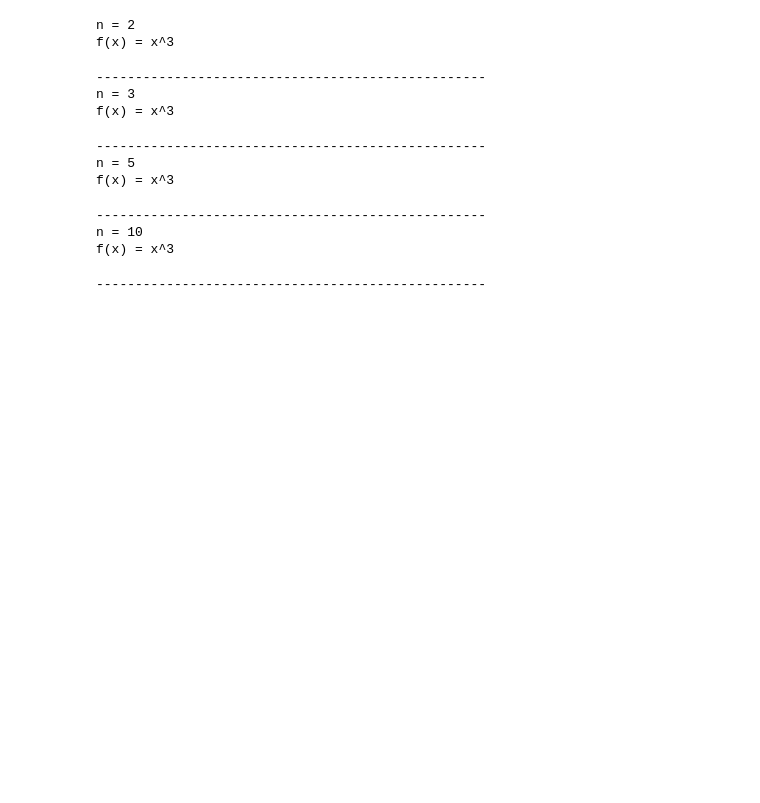
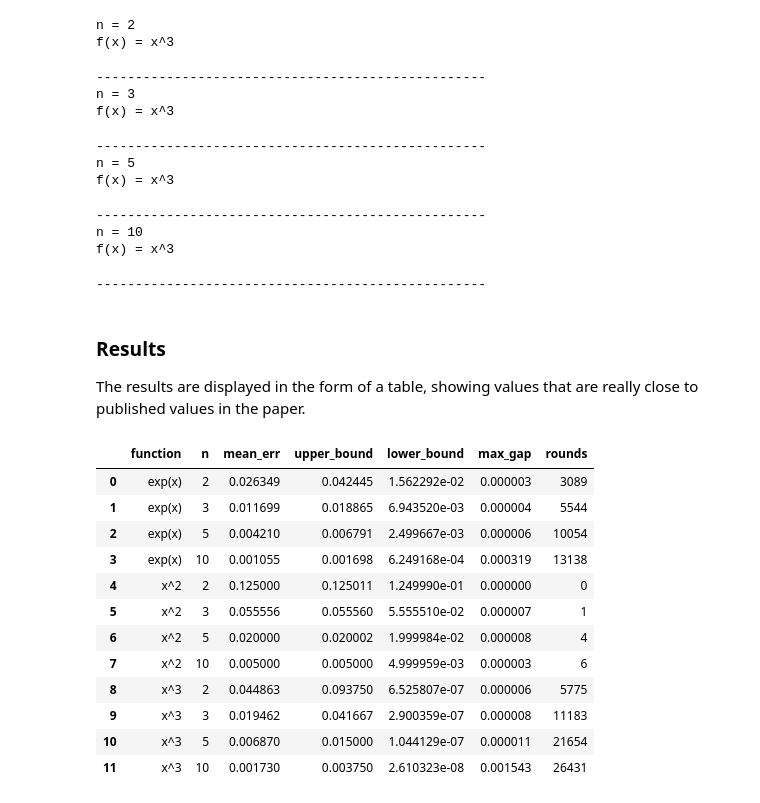
Before and after one commit to lethanhdat04/nna_24-25_pham, a Jupyter notebook: experiments/optimal-approximation-of-univariate-convex-fn/algo.ipynb, the cells around one changed output. Drawn from its saved outputs; the diff is of its cells as text; code cells hidden in the pictures; blank space fills up the shorter version.

Commit message:
Add round count tracking to optimal approximation algorithm

```diff
--- a/experiments/optimal-approximation-of-univariate-convex-fn/algo.ipynb
+++ b/experiments/optimal-approximation-of-univariate-convex-fn/algo.ipynb
@@ -43,0 +46,17 @@ This step implements the algorithm to approximate the variables in the system of
+# %%
+for i in n:
+    print(f"n = {i}")
+    print(f"f(x) = exp(x)")
+    a, b = 0, 1
+    alpha = (b-a)**2 / (16 * i**2)
+    res = optimal_approx(i, exp, a, b, step)
+    errs.append({
+        "function": "exp(x)",
+        "n": i,
+        "mean_err": mean_err(res[1]),
+        "upper_bound": max_fx(get_derivative(get_derivative(exp)), (a, b)) * alpha,
+        "lower_bound": min_fx(get_derivative(get_derivative(exp)), (a, b)) * alpha,
+        "max_gap": max(res[1]) - min(res[1]),
+        "rounds": res[2]
+    })
+    print('-'*50)
@@ -44,5 +76,4 @@ This step implements the algorithm to approximate the variables in the system of
 # %%
-errs = []
 for i in n:
     print(f"n = {i}")
     print(f"f(x) = x^2")
@@ -54,7 +85,9 @@ for i in n:
         "n": i,
         "mean_err": mean_err(res[1]),
         "upper_bound": max_fx(get_derivative(get_derivative(square)), (a, b)) * alpha,
-        "lower_bound": min_fx(get_derivative(get_derivative(square)), (a, b)) * alpha
+        "lower_bound": min_fx(get_derivative(get_derivative(square)), (a, b)) * alpha,
+        "max_gap": max(res[1]) - min(res[1]),
+        "rounds": res[2]
     })
     print('-'*50)
 # %% [output]
@@ -105,7 +115,9 @@ for i in n:
         "n": i,
         "mean_err": mean_err(res[1]),
         "upper_bound": max_fx(get_derivative(get_derivative(triplet)), (a, b)) * alpha,
-        "lower_bound": min_fx(get_derivative(get_derivative(triplet)), (a, b)) * alpha
+        "lower_bound": min_fx(get_derivative(get_derivative(triplet)), (a, b)) * alpha,
+        "max_gap": max(res[1]) - min(res[1]),
+        "rounds": res[2]
     })
     print('-'*50)
 # %% [output]
@@ -121,3 +133,23 @@ f(x) = x^3
 n = 10
 f(x) = x^3
 --------------------------------------------------
+# %% [markdown]
+### Results
+The results are displayed in the form of a table, showing values that are really close to published values in the paper.
+# %%
+df = pd.DataFrame(errs)
+df
+# %% [output]
+|  | function | n | mean_err | upper_bound | lower_bound | max_gap | rounds |
+| 0 | exp(x) | 2 | 0.026349 | 0.042445 | 1.562292e-02 | 0.000003 | 3089 |
+| 1 | exp(x) | 3 | 0.011699 | 0.018865 | 6.943520e-03 | 0.000004 | 5544 |
+| 2 | exp(x) | 5 | 0.004210 | 0.006791 | 2.499667e-03 | 0.000006 | 10054 |
+| 3 | exp(x) | 10 | 0.001055 | 0.001698 | 6.249168e-04 | 0.000319 | 13138 |
+| 4 | x^2 | 2 | 0.125000 | 0.125011 | 1.249990e-01 | 0.000000 | 0 |
+| 5 | x^2 | 3 | 0.055556 | 0.055560 | 5.555510e-02 | 0.000007 | 1 |
+| 6 | x^2 | 5 | 0.020000 | 0.020002 | 1.999984e-02 | 0.000008 | 4 |
+| 7 | x^2 | 10 | 0.005000 | 0.005000 | 4.999959e-03 | 0.000003 | 6 |
+| 8 | x^3 | 2 | 0.044863 | 0.093750 | 6.525807e-07 | 0.000006 | 5775 |
+| 9 | x^3 | 3 | 0.019462 | 0.041667 | 2.900359e-07 | 0.000008 | 11183 |
+| 10 | x^3 | 5 | 0.006870 | 0.015000 | 1.044129e-07 | 0.000011 | 21654 |
+| 11 | x^3 | 10 | 0.001730 | 0.003750 | 2.610323e-08 | 0.001543 | 26431 |
```
Also changed, not shown: parts of 3 cells of this notebook, 1 other file.
